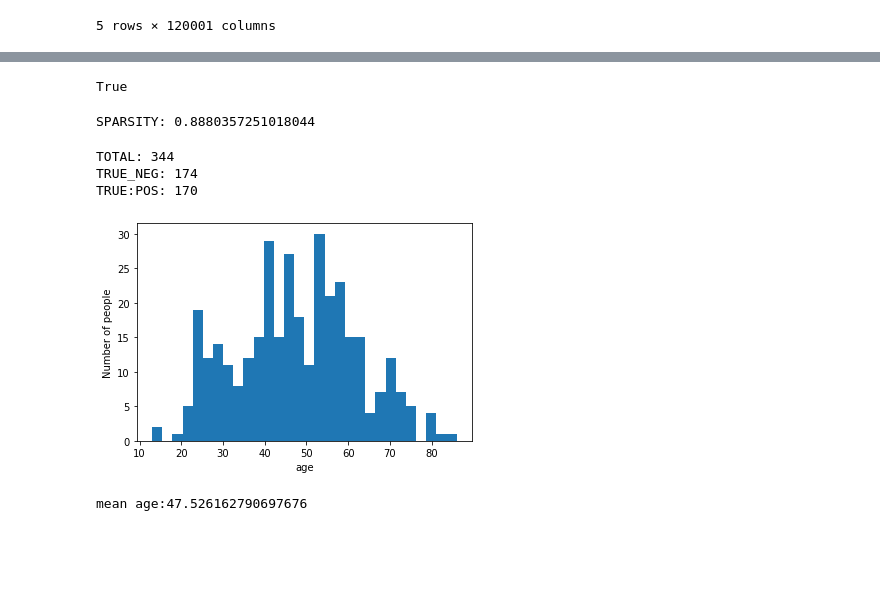
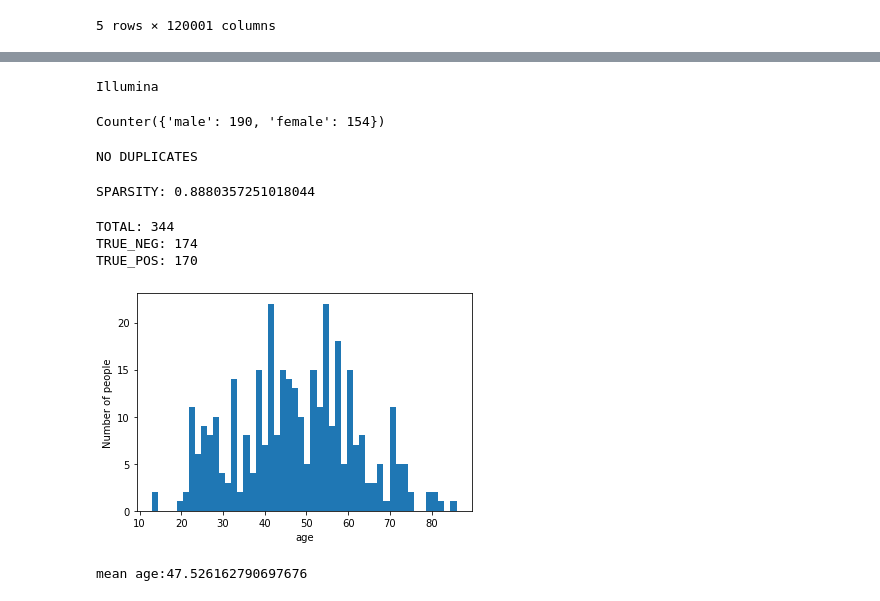
Before and after one commit to mangoflavoured/mangoflavoured.github.io, a Jupyter notebook: mmgraph_test.ipynb, the cells around one changed output, grey strips where cells are left out. Saved outputs shown, nothing was run; the diff lists cells and outputs as text; code cells hidden in the pictures; blank space fills up the shorter version.

```diff
--- a/mmgraph_test.ipynb
+++ b/mmgraph_test.ipynb
@@ -48,9 +60,26 @@ t2d_marker.head()
+# %%
+#Sequencing tech tyoes
+sequencing_tech = t2d_marker["CLI@sequencing_technology"].unique().tolist()
+for tech in sequencing_tech:
+    print(tech)
+# %% [output]
+Illumina
+# %%
+#gender distribution
+gender = t2d_marker["CLI@gender"].tolist()
+c = Counter(gender)
+print(c)
+# %% [output]
+Counter({'male': 190, 'female': 154})
 # %%
 #checking duplicates
 column_list = list(t2d_marker.columns)
 column_set = set(column_list)
-print(len(list(column_set)) == len(column_list))
+if len(list(column_set)) == len(column_list):
+    print("NO DUPLICATES")
+else:
+    print("DUPLICATES DETECTED")
 # %% [output]
-True
+NO DUPLICATES
 # %%
 #overall sparsity of microbes
@@ -67,21 +96,21 @@ label_false = t2d_marker.loc[t2d_marker["Y@disease"] == "n"]
 false_count = len(label_false)
 true_count = label_count - false_count
 
-print(f"TOTAL: {label_count}\nTRUE_NEG: {false_count}\nTRUE:POS: {true_count}")
+print(f"TOTAL: {label_count}\nTRUE_NEG: {false_count}\nTRUE_POS: {true_count}")
 # %% [output]
 TOTAL: 344
 TRUE_NEG: 174
-TRUE:POS: 170
+TRUE_POS: 170
 # %%
 #age distribution
 import matplotlib.pyplot as plt
 age_list = list(t2d_marker["CLI@age"].astype(int))
-n_bins=30
+n_bins=50
 plt.hist(age_list, n_bins)
 plt.xlabel("age")
 plt.ylabel("Number of people")
 plt.show()
 print(f"mean age:{np.array(age_list).mean()}")
 # %% [output]
-[figure, old version]
+[figure, new version]
 mean age:47.526162790697676
```
Also changed, not shown: parts of 6 cells of this notebook.
